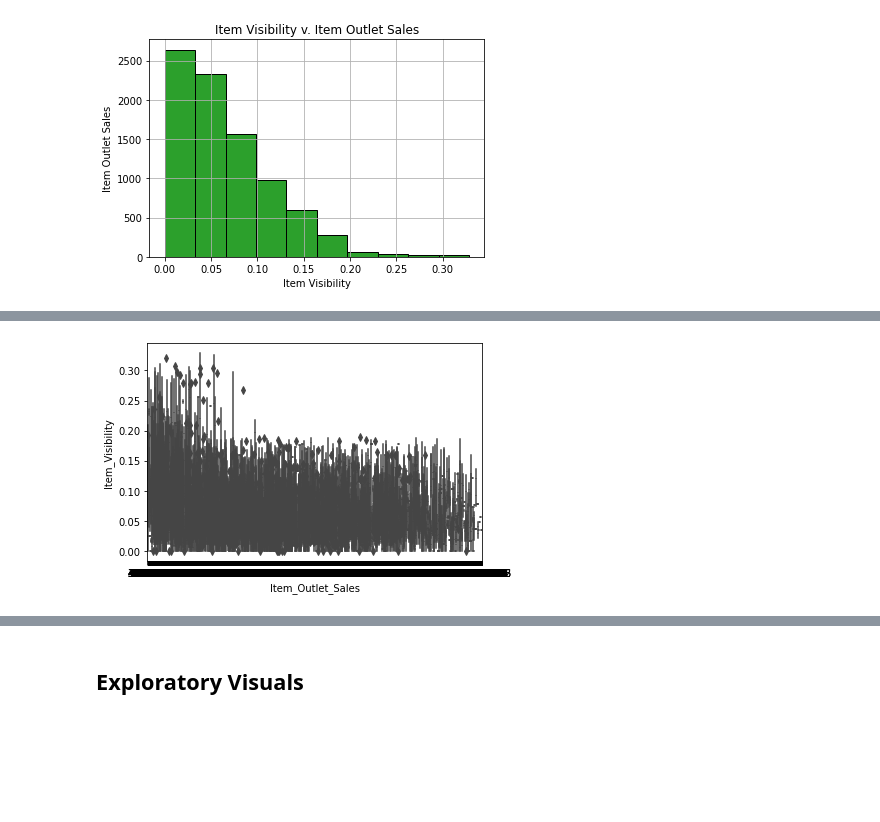
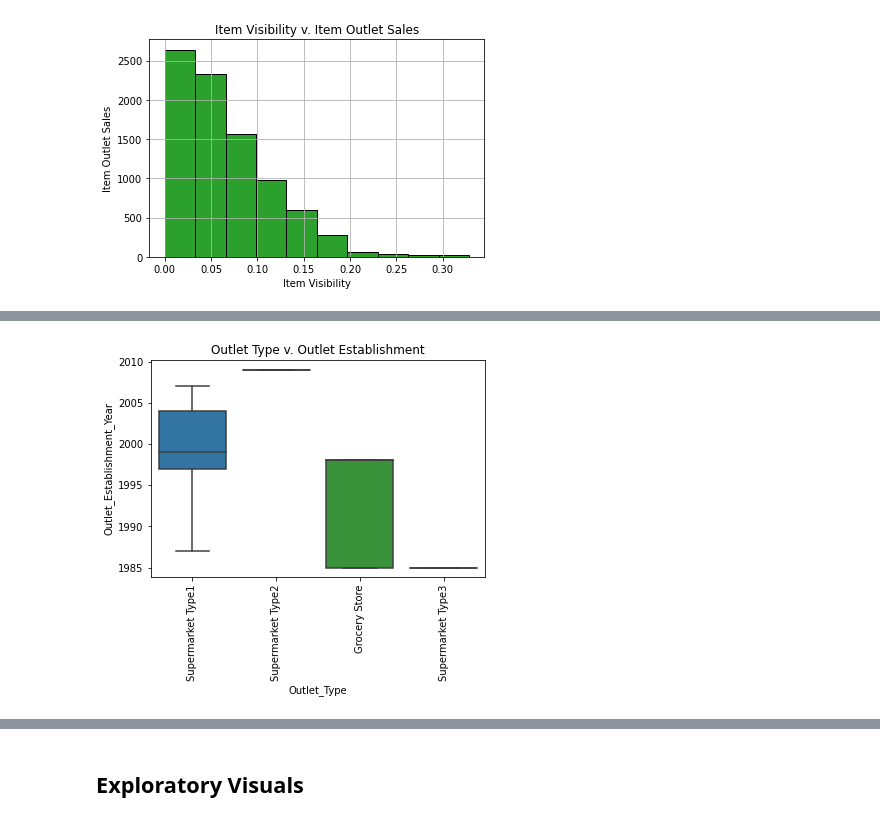
Before and after one commit to HeatherAnnFoster/Regression--Prediciton-of-Grocery-Sales, a Jupyter notebook: P_1_W2_Heather_Foster_Regression_Prediction_of_Grocery_Sales.ipynb, the cells around one changed output, grey strips where cells are left out. Cells and saved outputs as stored; diff of their text form; code cells hidden in the pictures; blank space fills up the shorter version.

```diff
--- a/P_1_W2_Heather_Foster_Regression_Prediction_of_Grocery_Sales.ipynb
+++ b/P_1_W2_Heather_Foster_Regression_Prediction_of_Grocery_Sales.ipynb
@@ -261,4 +283,6 @@ import numpy as np
 # %%
-ax = sns.boxplot(x = 'Item_Outlet_Sales', y = 'Item_Visibility', data = df)
+ax = sns.boxplot(x= 'Outlet_Type', y= 'Outlet_Establishment_Year', data= df)
+ax.set_title ("Outlet Type v. Outlet Establishment")
+ax.tick_params(axis='x', rotation=90)
 # %% [output]
-[figure, old version]
+[figure, new version]
```
Also changed, not shown: parts of 4 cells of this notebook.
